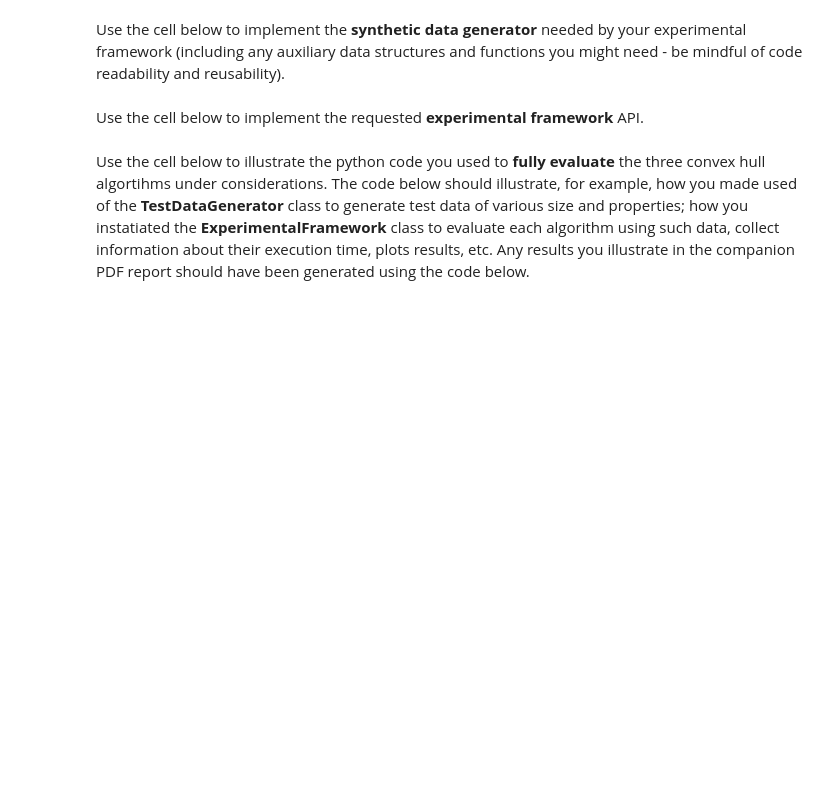
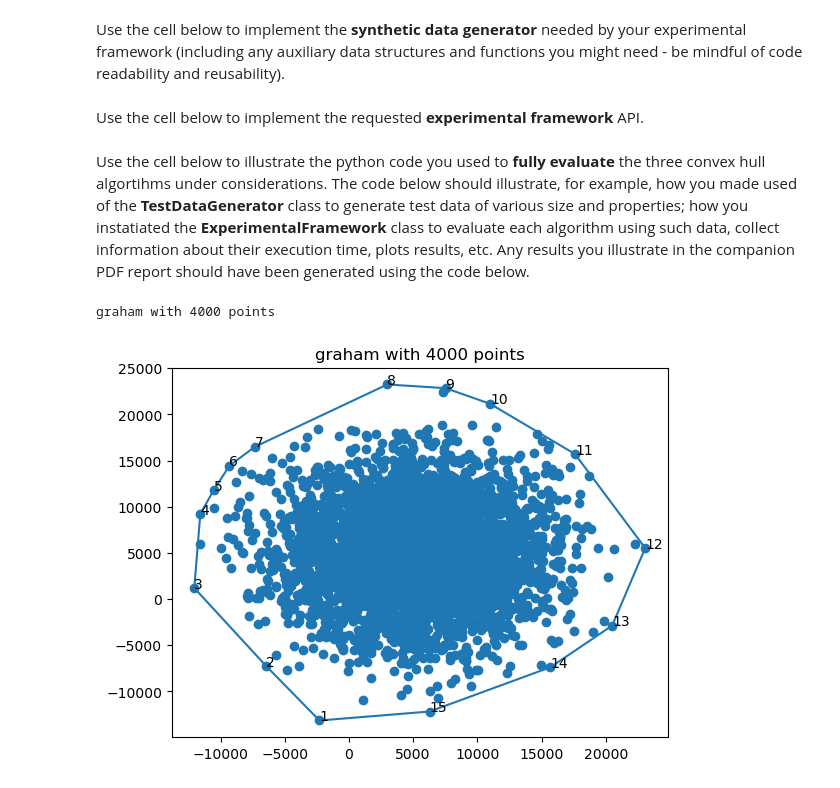
Before and after one commit to ibrahim-gabol-19/AlgrthmsRep, a Jupyter notebook: grp-4-0005code.ipynb, the cells around one changed output. Saved outputs shown, nothing was run; the diff lists cells and outputs as text; code cells hidden in the pictures; blank space fills up the shorter version.

```diff
--- a/grp-4-0005code.ipynb
+++ b/grp-4-0005code.ipynb
@@ -415,0 +444,48 @@ Use the cell below to illustrate the python code you used to **fully evaluate**
+# %%
+# ADD YOUR TEST CODE HERE
+
+
+
+
+
+#PLOTTING
+import matplotlib.pyplot as plt
+
+def graph(inSet, outSet, title=""):
+    plt.title(title)
+    x = []
+    y = []
+    for i in inSet:
+        x.append(i[0])
+        y.append(i[1])
+    plt.scatter(x, y)
+    x = []
+    y = []
+    for i in outSet:
+        x.append(i[0])
+        y.append(i[1])
+    x.append(outSet[0][0])
+    y.append(outSet[0][1])
+    plt.plot(x, y)
+    for i in range(len(outSet)):
+        plt.text(x[i], y[i], f"{i+1}")
+    plt.show()
+
+
+resolution = 4_000 # u can change this number
+
+inputSet = []
+for _ in range(resolution):
+    x = random.gauss(5_000, 5_000)
+    y= random.gauss(5_000, 5_000)
+    inputSet.append((x,y))
+
+
+title = f"graham with {resolution} points" # u can change the title
+print(title)
+hull = jarvismarch(inputSet) # u can change the algo
+
+graph(inputSet, hull, title)
+# %% [output]
+graham with 4000 points
+[figure, added]
```
Also changed, not shown: parts of 7 cells of this notebook.
